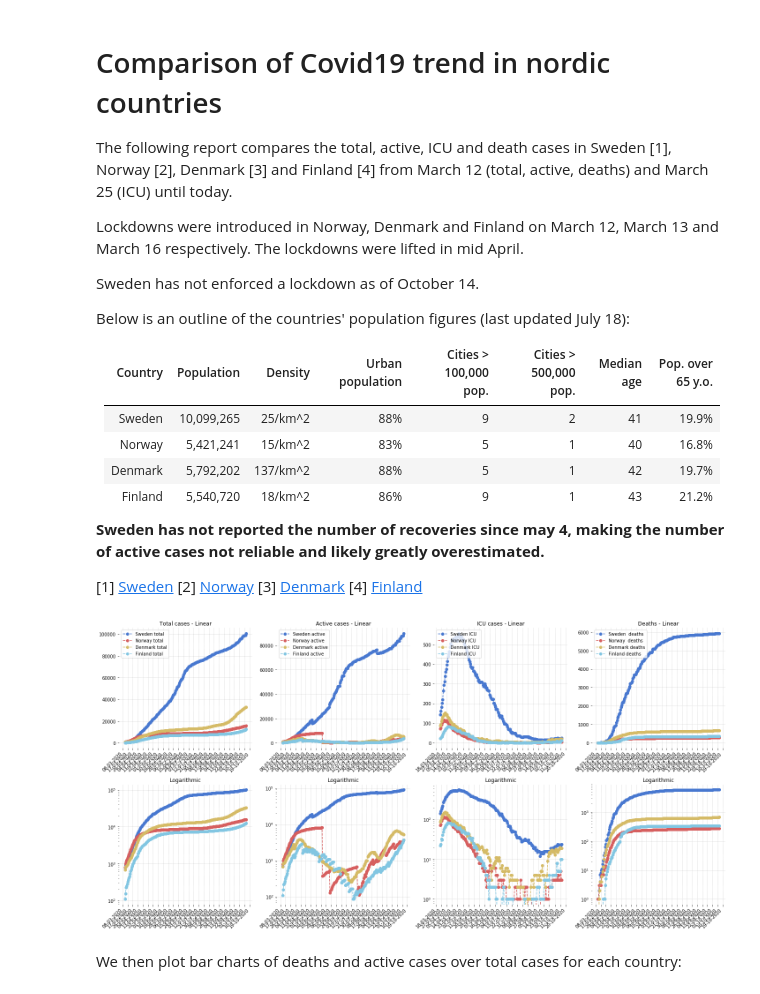
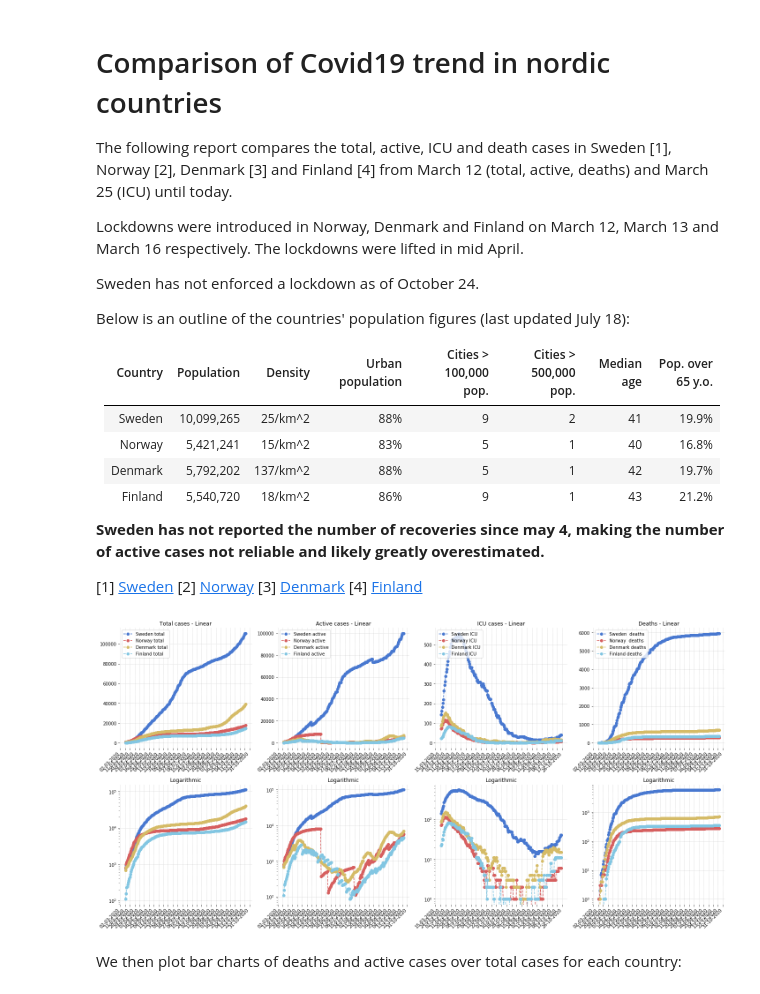
Before and after one commit to eera-l/Covid19-Sweden-Overview, a Jupyter notebook: c19-nordics.ipynb, the cells around one changed output. Drawn from its saved outputs; the diff is of its cells as text; code cells hidden in the pictures.

```diff
--- a/c19-nordics.ipynb
+++ b/c19-nordics.ipynb
@@ -5,7 +5,7 @@ The following report compares the total, active, ICU and death cases in Sweden [
 
 Lockdowns were introduced in Norway, Denmark and Finland on March 12, March 13 and March 16 respectively. The lockdowns were lifted in mid April.
 
-Sweden has not enforced a lockdown as of October 14.
+Sweden has not enforced a lockdown as of October 24.
 
 Below is an outline of the countries' population figures (last updated July 18):
 
@@ -52,7 +52,7 @@ swe_act = np.array([685, 812, 958, 1036, 1113, 1187, 1276, 1412, 1607, 1734, 189
                     76006, 76168, 76337, 73578, 73634, 73634, 73634, 73916, 74034, 74128, 74030, 74373, 74373, 74373, 74896, 75034,
                     75179, 75467, 75765, 75869, 75875, 75869, 76656, 76865, 77168, 77645, 77645, 77674, 77674, 78800, 79074, 79578,
                     80189, 80312, 80312, 80312, 81712, 82086, 82813, 83647, 83647, 83647, 83647, 85331, 85848, 86958, 87753, 87753,
-                    88031, 88031, 89875])
+                    88031, 88031, 89875, 91695, 92555, 93620, 94255, 94518, 95235, 96723, 98230, 99701, 99698, 99698])
 
 nor_act = utils.load_norway_active()
 
@@ -68,7 +68,8 @@ nor_icu = np.array([72, 75, 91, 101, 104, 110, 117, 114, 110, 112, 114, 109, 105
                     16, 17, 14, 13, 12, 12, 14, 11, 11, 10, 8, 8, 8, 8, 9, 6, 6, 5, 5, 5, 5, 3, 2, 4, 5, 5, 3, 7, 7, 6, 5, 6, 6, 6, 7,
                     6, 6, 6, 4, 4, 4, 2, 2, 3, 3, 3, 3, 3, 2, 2, 3, 2, 2, 2, 2, 1, 1, 1, 1, 1, 1, 1, 1, 1, 1, 1, 1, 1, 1, 2, 2, 2, 2, 1,
                     1, 1, 1, 1, 1, 3, 2, 2, 2, 2, 2, 2, 1, 2, 2, 2, 1, 1, 0, 0, 0, 0, 0, 1, 1, 1, 1, 1, 1, 1, 1, 1, 0, 0, 0, 0, 0, 0, 1,
-                    1, 1, 1, 1, 1, 1, 1, 1, 2, 1, 1, 1, 1, 2, 2, 2, 2, 2, 2, 3, 3, 3, 3, 3, 3, 3, 3, 4, 3, 4, 3, 3, 3, 5, 3])
+                    1, 1, 1, 1, 1, 1, 1, 1, 2, 1, 1, 1, 1, 2, 2, 2, 2, 2, 2, 3, 3, 3, 3, 3, 3, 3, 3, 4, 3, 4, 3, 3, 3, 5, 3, 3, 5, 5, 5,
+                    5, 6, 6, 6, 6, 6, 6])
 
 dan_icu = np.array([87, 94, 109, 121, 131, 137, 145, 146, 153, 143, 142, 144, 133, 127, 127, 120, 113, 106, 104, 100, 93, 89, 92, 93, 87,
                     84, 84, 81, 80, 74, 69, 70, 70, 72, 66, 66, 62, 61, 60, 62, 57, 49, 46, 43, 42, 39, 40, 43, 43, 37, 35, 32, 28, 27,
@@ -76,14 +77,15 @@ dan_icu = np.array([87, 94, 109, 121, 131, 137, 145, 146, 153, 143, 142, 144, 13
                     9, 6, 3, 6, 6, 6, 7, 8, 8, 9, 11, 11, 10, 9, 10, 11, 9, 6, 6, 6, 7, 5, 5, 5, 4, 5, 6, 6, 6, 6, 5, 5, 2, 3, 3, 4, 4,
                     3, 3, 3, 3, 3, 3, 3, 3, 3, 2, 2, 2, 2, 2, 2, 2, 2, 2, 2, 1, 1, 1, 1, 0, 0, 1, 1, 1, 1, 1, 1, 2, 3, 3, 3, 2, 2, 4, 4,
                     4, 4, 4, 3, 3, 3, 4, 3, 3, 5, 5, 7, 4, 4, 4, 3, 2, 3, 3, 4, 9, 12, 14, 15, 14, 16, 17, 17, 17, 15, 15, 15, 13, 17, 18,
-                    17, 15, 15, 17, 18, 20, 19, 19, 19])
+                    17, 15, 15, 17, 18, 20, 19, 19, 19, 17, 17, 16, 16, 17, 18, 15, 15, 15, 15, 15])
 
 fin_icu = np.array([22, 24, 32, 31, 41, 49, 56, 62, 65, 72, 73, 76, 81, 83, 82, 82, 81, 80, 77, 74, 75, 75, 76, 73, 70, 68, 67, 63, 63,
                     60, 61, 60, 62, 56, 56, 51, 48, 49, 52, 49, 49, 48, 44, 44, 45, 45, 45, 44, 34, 35, 33, 32, 30, 29, 34, 25, 20, 22,
                     21, 21, 19, 18, 11, 11, 11, 10, 11, 10, 9, 9, 7, 8, 8, 7, 6, 6, 4, 4, 4, 3, 2, 1, 3, 2, 2, 2, 2, 2, 2, 2, 2, 2, 2,
                     1, 1, 0, 0, 0, 0, 0, 0, 0, 0, 1, 1, 2, 2, 0, 0, 0, 1, 1, 0, 0, 1, 1, 1, 1, 1, 1, 1, 1, 0, 0, 0, 0, 0, 0, 0, 0, 0, 0,
                     0, 0, 0, 0, 0, 0, 0, 0, 1, 1, 0, 0, 0, 0, 0, 0, 0, 0, 0, 0, 0, 1, 1, 1, 1, 1, 1, 1, 1, 2, 2, 2, 2, 2, 1, 1, 1, 1, 1,
-                    1, 1, 3, 3, 3, 3, 3, 3, 3, 3, 3, 4, 2, 2, 2, 2, 4, 4, 4, 4, 4, 4, 4, 8, 8, 5, 5, 5, 5, 5, 10, 10])
+                    1, 1, 3, 3, 3, 3, 3, 3, 3, 3, 3, 4, 2, 2, 2, 2, 4, 4, 4, 4, 4, 4, 4, 8, 8, 5, 5, 5, 5, 5, 10, 10, 11, 11, 11, 11, 11,
+                    11, 11, 11, 11, 11, 11])
 
 # From march 12th
 swe_d = utils.load_sweden_deaths(1)[:-1]
@@ -177,34 +179,34 @@ ax7.plot(days_12, dan_d, '--yo', label='Denmark deaths')
 ax7.plot(days_12, fin_d, '--co', label='Finland deaths')
 ax7.legend(loc="upper left")
 ax7.set_title('Deaths - Linear')
 ax7.xaxis.set_major_formatter(mdates.DateFormatter('%d-%m-%Y'))
 ax7.xaxis.set_major_locator(mdates.DayLocator(interval=interval))
 ax7.axes.grid(linestyle='dotted')
 
 ax8 = fig.add_subplot(248)
 ax8.plot(days_12, swe_d, '--bo')
 ax8.plot(days_12, nor_d, '--ro')
 ax8.plot(days_12, dan_d, '--yo')
 ax8.plot(days_12, fin_d, '--co')
 ax8.set_title('Logarithmic')
 ax8.xaxis.set_major_formatter(mdates.DateFormatter('%d-%m-%Y'))
 ax8.xaxis.set_major_locator(mdates.DayLocator(interval=interval))
 ax8.set_yscale('log')
 ax8.axes.grid(linestyle='dotted')
 
 
 for ax in fig.axes:
   for label in ax.get_xticklabels():
     label.set_ha("right")
     label.set_rotation(45)
 sns.set_color_codes('muted')
 sns.despine(left = True, bottom = True)
 fig.set_figheight(10)
 fig.set_figwidth(20)
 plt.tight_layout()
 plt.show()
 # %% [output]
-[figure, old version]
+[figure, new version]
 # %% [markdown]
 We then plot bar charts of deaths and active cases over total cases for each country:
 # %%
```
Also changed, not shown: parts of 5 cells of this notebook, 1 other file.
